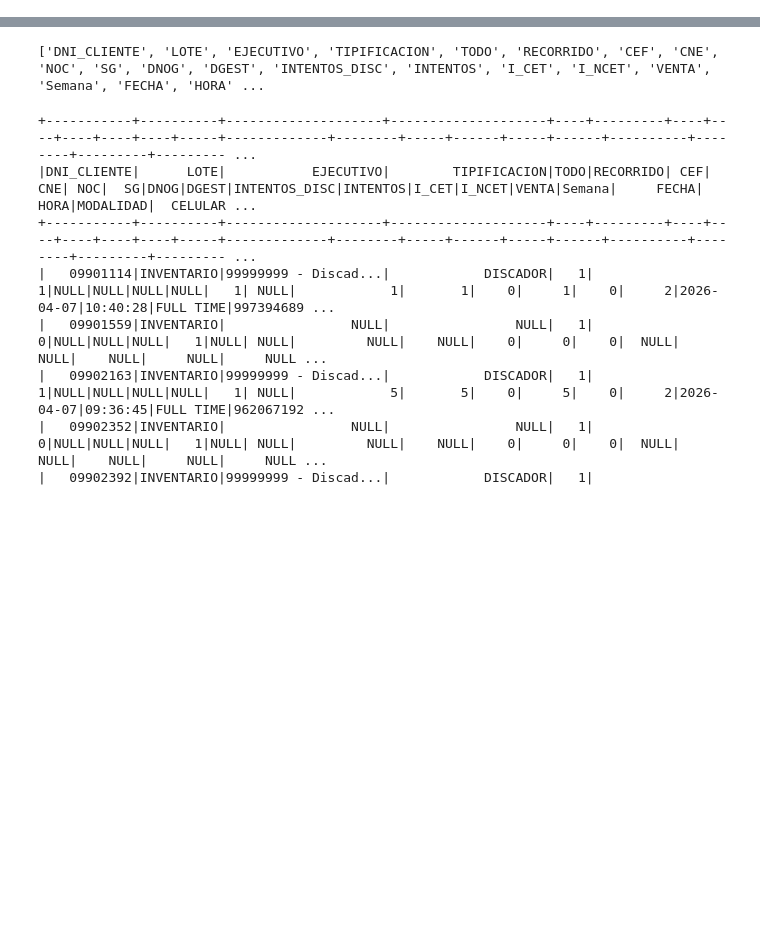
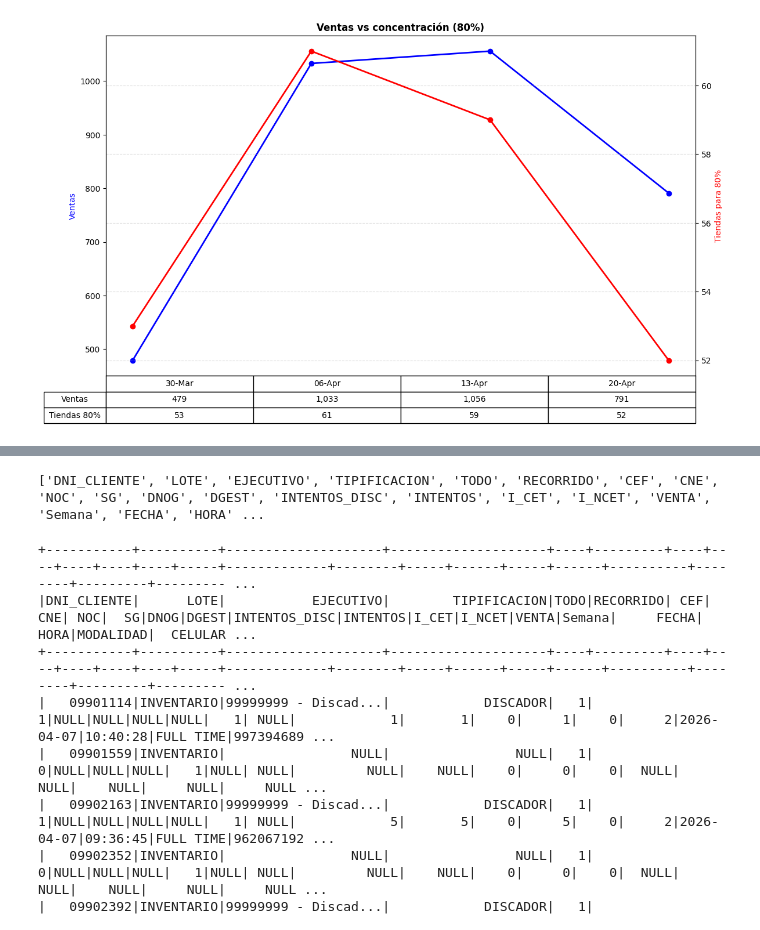
Before and after one commit to fernandolazob/target_script_01, a Jupyter notebook: 01_resumen.ipynb, the cells around one changed output, grey strips where cells are left out. Drawn from its saved outputs; the diff is of its cells as text; code cells hidden in the pictures; blank space fills up the shorter version.

```diff
--- a/01_resumen.ipynb
+++ b/01_resumen.ipynb
@@ -104,0 +314,72 @@ spark = SparkSession.builder \
+# %%
+fig, ax1 = plt.subplots(figsize=(12,7))
+
+# =========================
+# GRÁFICO
+# =========================
+
+# ventas
+ax1.plot(
+    df_ventas_semana["semana"],
+    df_ventas_semana["ventas_totales"],
+    color="blue",
+    marker="o",
+    linewidth=2,
+    label="Ventas"
+)
+ax1.set_ylabel("Ventas", color="blue")
+
+# tiendas
+ax2 = ax1.twinx()
+ax2.plot(
+    df_graf["semana"],
+    df_graf["tiendas_para_80"],
+    color="red",
+    marker="o",
+    linewidth=2,
+    label="Tiendas 80%"
+)
+ax2.set_ylabel("Tiendas para 80%", color="red")
+
+# formato eje X
+fechas = df_graf["semana"]
+labels = [d.strftime("%d-%b") for d in fechas]
+
+ax1.set_xticks(fechas)
+ax1.set_xticklabels(labels)
+
+plt.title("Ventas vs concentración (80%)", fontweight="bold")
+plt.grid(True, axis="y", linestyle="--", alpha=0.4)
+
+# =========================
+# TABLA ABAJO 🔥
+# =========================
+
+# preparar datos tabla
+tabla = [
+    [f"{v:,.0f}" for v in df_ventas_semana["ventas_totales"]],
+    [f"{int(t)}" for t in df_graf["tiendas_para_80"]]
+]
+
+filas = ["Ventas", "Tiendas 80%"]
+
+# agregar tabla
+table = plt.table(
+    cellText=tabla,
+    rowLabels=filas,
+    colLabels=labels,
+    cellLoc="center",
+    rowLoc="center",
+    loc="bottom"
+)
+
+# tamaño tabla
+table.scale(1, 1.5)
+
+# ajustar espacio
+plt.subplots_adjust(bottom=0.25)
+
+plt.tight_layout()
+plt.show()
+# %% [output]
+[figure, added]
```
Also changed, not shown: parts of 45 cells of this notebook, 12 other files.
